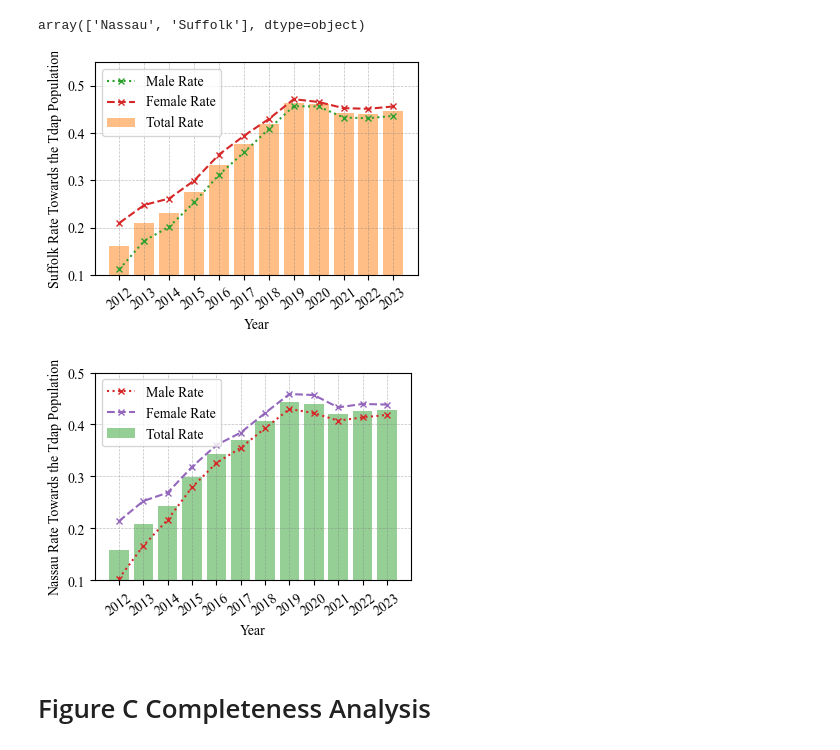
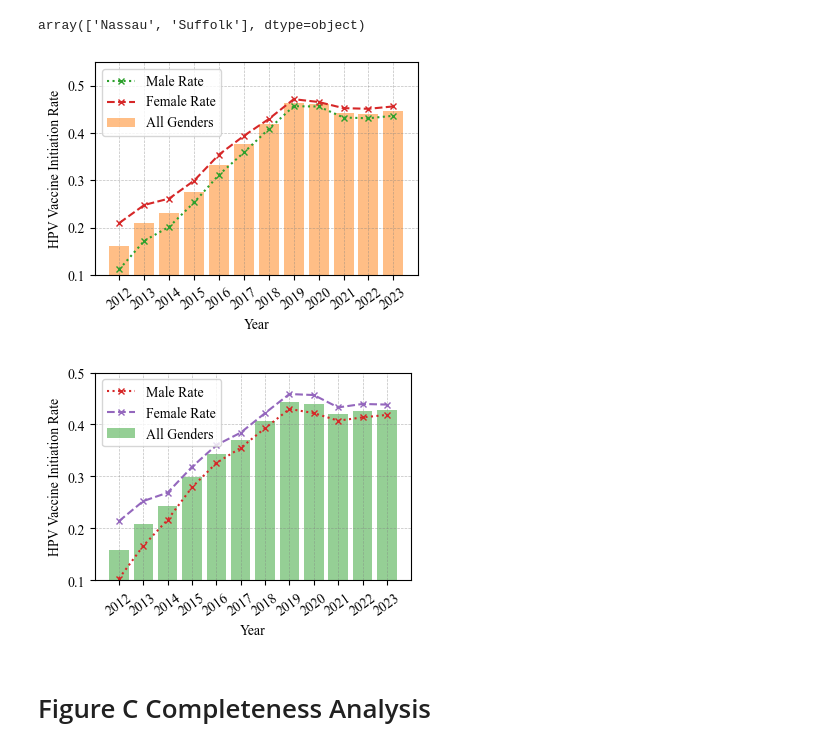
Before and after one commit to ZihanDing/EHR_project, a Jupyter notebook: HpvVaccine/Consistent_Draft.ipynb, the cells around one changed output. Cells and saved outputs as stored; diff of their text form; code cells hidden in the pictures.

Commit message:
update Figure B (a-c)

```diff
--- a/HpvVaccine/Consistent_Draft.ipynb
+++ b/HpvVaccine/Consistent_Draft.ipynb
@@ -244,37 +246,37 @@ years = years[4:]
 # %%
 # Show hpv rate change
 plt.figure(figsize=(4, 3))
 
 # plt.bar(years, hpv_Rate,color = 'blue',alpha=0.5,width=0.6)
 # plt.plot(years, hpv_Rate_s,'o-',color = 'C1',alpha=0.5,label='Suffolk Rate')
-plt.bar(years, hpv_Rate_s,color = 'C1',alpha=0.5,label='Total Rate')
+plt.bar(years, hpv_Rate_s,color = 'C1',alpha=0.5,label="All Genders")
 plt.plot(years, hpv_Rate_sm,'x:',ms='4',color = 'C2',label='Male Rate')
 plt.plot(years, hpv_Rate_sf,'x--',ms='4',color = 'C3',label='Female Rate')
 # plt.plot(years, hpv_Rate_sf,'o:',color = 'C1',alpha=0.5,label='Suffolk Female')
 # plt.plot(years, hpv_Rate_n,'o-',color = 'C2',alpha=0.5,label = 'Nassau Rate')
 # plt.bar(years, hpv_Rate_n,color = 'C2',alpha=0.5,label = 'Nassau Rate')
 
 plt.ylim([0.1,0.55])
 plt.xlabel('Year')
-plt.ylabel('Suffolk Rate Towards the Tdap Population')
+plt.ylabel('HPV Vaccine Initiation Rate')
 # plt.title('HPV Vaccination Rate Yearly Change (Age 9-13)')
 plt.xticks(years,rotation = 35)
 plt.legend(loc='best')
 plt.tight_layout()
 plt.grid(True,linestyle='--', color='gray', linewidth=0.5, alpha=0.5)
 plt.savefig('../Manuscript Materials/AJPM/Figures/FigureB/Suffolk.jpg')
 
 
 plt.show()
 # %% [output]
-[figure, old version]
+[figure, new version]
 # %%
 # Show hpv rate change
 plt.figure(figsize=(4, 3))
 
 # plt.bar(years, hpv_Rate,color = 'blue',alpha=0.5,width=0.6)
 # plt.plot(years, hpv_Rate_s,'o-',color = 'C1',alpha=0.5,label='Suffolk Rate')
-plt.bar(years, hpv_Rate_n,color = 'C2',alpha=0.5,label='Total Rate')
+plt.bar(years, hpv_Rate_n,color = 'C2',alpha=0.5,label='All Genders')
 plt.plot(years, hpv_Rate_nm,'x:',ms='4',color = 'C3',label='Male Rate')
 plt.plot(years, hpv_Rate_nf,'x--',ms='4',color = 'C4',label='Female Rate')
 # plt.plot(years, hpv_Rate_sf,'o:',color = 'C1',alpha=0.5,label='Suffolk Female')
@@ -283,7 +285,7 @@ plt.plot(years, hpv_Rate_nf,'x--',ms='4',color = 'C4',label='Female Rate')
 
 plt.ylim([0.1,0.5])
 plt.xlabel('Year')
-plt.ylabel('Nassau Rate Towards the Tdap Population')
+plt.ylabel('HPV Vaccine Initiation Rate')
 # plt.title('HPV Vaccination Rate Yearly Change (Age 9-13)')
 plt.xticks(years,rotation = 35)
 plt.legend(loc='best')
@@ -294,7 +296,7 @@ plt.savefig('../Manuscript Materials/AJPM/Figures/FigureB/Nassau.jpg')
 
 plt.show()
 # %% [output]
-[figure, old version]
+[figure, new version]
 # %% [markdown]
 # Figure C Completeness Analysis
 # %%
```
Also changed, not shown: parts of 2 cells of this notebook, 12 other files.
